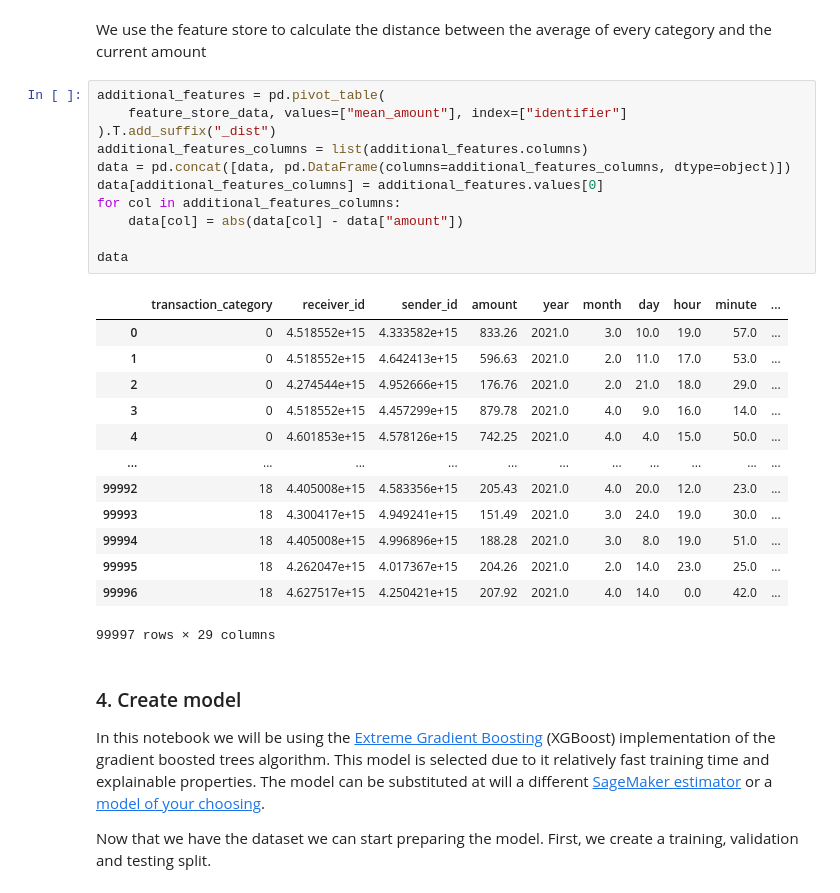
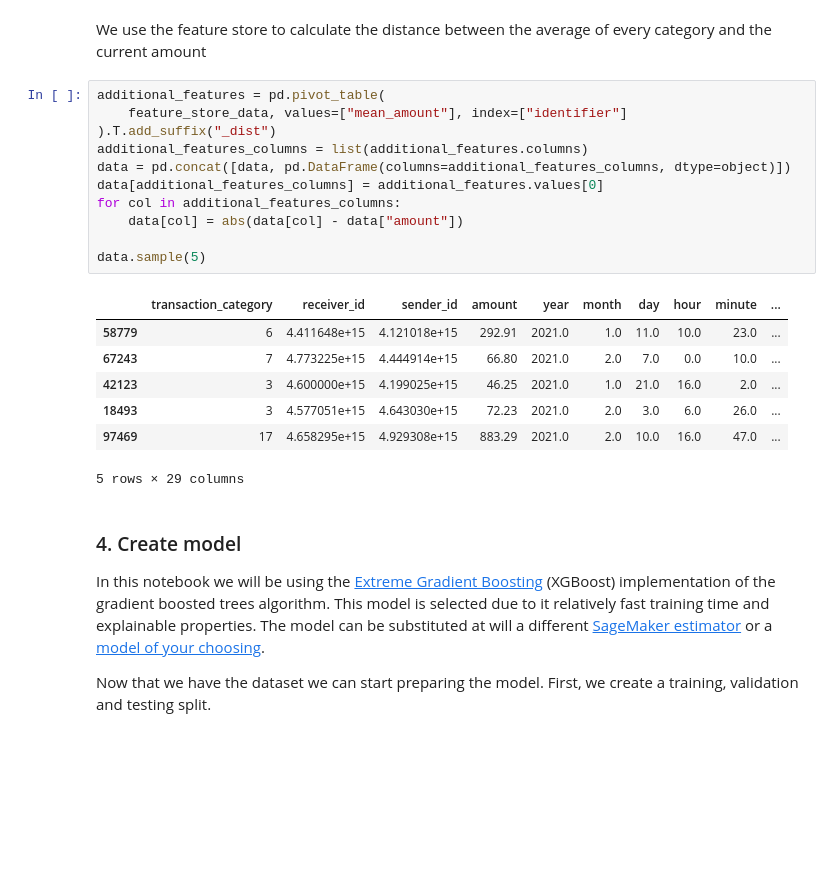
Before and after one commit to mlrun/demo-sagemaker, a Jupyter notebook: financial_payment_classification.ipynb, the cells around one changed output. Drawn from its saved outputs; the diff is of its cells as text; blank space fills up the shorter version.

```diff
--- a/financial_payment_classification.ipynb
+++ b/financial_payment_classification.ipynb
@@ -324,28 +333,22 @@ We use the feature store to calculate the distance between the average of every
 # %%
 additional_features = pd.pivot_table(
     feature_store_data, values=["mean_amount"], index=["identifier"]
 ).T.add_suffix("_dist")
 additional_features_columns = list(additional_features.columns)
 data = pd.concat([data, pd.DataFrame(columns=additional_features_columns, dtype=object)])
 data[additional_features_columns] = additional_features.values[0]
 for col in additional_features_columns:
     data[col] = abs(data[col] - data["amount"])
 
-data
+data.sample(5)
 # %% [output]
 |  | transaction_category | receiver_id | sender_id | amount | year | month | day | hour | minute | ... |
-| 0 | 0 | 4.518552e+15 | 4.333582e+15 | 833.26 | 2021.0 | 3.0 | 10.0 | 19.0 | 57.0 | ... |
-| 1 | 0 | 4.518552e+15 | 4.642413e+15 | 596.63 | 2021.0 | 2.0 | 11.0 | 17.0 | 53.0 | ... |
-| 2 | 0 | 4.274544e+15 | 4.952666e+15 | 176.76 | 2021.0 | 2.0 | 21.0 | 18.0 | 29.0 | ... |
-| 3 | 0 | 4.518552e+15 | 4.457299e+15 | 879.78 | 2021.0 | 4.0 | 9.0 | 16.0 | 14.0 | ... |
-| 4 | 0 | 4.601853e+15 | 4.578126e+15 | 742.25 | 2021.0 | 4.0 | 4.0 | 15.0 | 50.0 | ... |
-| ... | ... | ... | ... | ... | ... | ... | ... | ... | ... | ... |
-| 99992 | 18 | 4.405008e+15 | 4.583356e+15 | 205.43 | 2021.0 | 4.0 | 20.0 | 12.0 | 23.0 | ... |
-| 99993 | 18 | 4.300417e+15 | 4.949241e+15 | 151.49 | 2021.0 | 3.0 | 24.0 | 19.0 | 30.0 | ... |
-| 99994 | 18 | 4.405008e+15 | 4.996896e+15 | 188.28 | 2021.0 | 3.0 | 8.0 | 19.0 | 51.0 | ... |
-| 99995 | 18 | 4.262047e+15 | 4.017367e+15 | 204.26 | 2021.0 | 2.0 | 14.0 | 23.0 | 25.0 | ... |
-| 99996 | 18 | 4.627517e+15 | 4.250421e+15 | 207.92 | 2021.0 | 4.0 | 14.0 | 0.0 | 42.0 | ... |
+| 58779 | 6 | 4.411648e+15 | 4.121018e+15 | 292.91 | 2021.0 | 1.0 | 11.0 | 10.0 | 23.0 | ... |
+| 67243 | 7 | 4.773225e+15 | 4.444914e+15 | 66.80 | 2021.0 | 2.0 | 7.0 | 0.0 | 10.0 | ... |
+| 42123 | 3 | 4.600000e+15 | 4.199025e+15 | 46.25 | 2021.0 | 1.0 | 21.0 | 16.0 | 2.0 | ... |
+| 18493 | 3 | 4.577051e+15 | 4.643030e+15 | 72.23 | 2021.0 | 2.0 | 3.0 | 6.0 | 26.0 | ... |
+| 97469 | 17 | 4.658295e+15 | 4.929308e+15 | 883.29 | 2021.0 | 2.0 | 10.0 | 16.0 | 47.0 | ... |
-99997 rows × 29 columns
+5 rows × 29 columns
 # %% [markdown]
 ### 4. Create model <a class="anchor" id="Create-model"></a>
 In this notebook we will be using the [Extreme Gradient Boosting](https://docs.aws.amazon.com/sagemaker/latest/dg/xgboost.html) (XGBoost) implementation of the gradient boosted trees algorithm. This model is selected due to it relatively fast training time and explainable properties. The model can be substituted at will a different [SageMaker estimator](https://sagemaker.readthedocs.io/en/stable/api/training/estimators.html) or a [model of your choosing](https://aws.amazon.com/blogs/machine-learning/bring-your-own-model-with-amazon-sagemaker-script-mode/).
```
Also changed, not shown: parts of 19 cells of this notebook.
